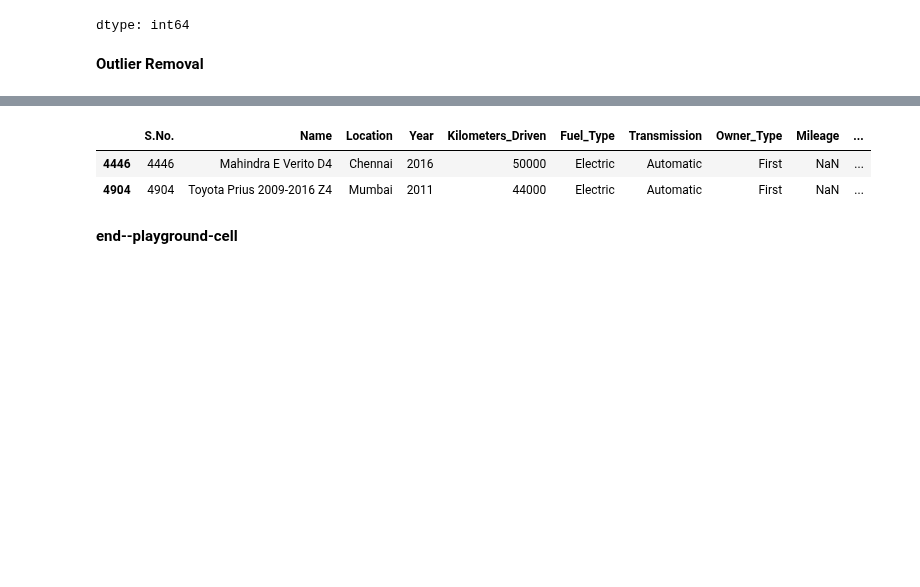
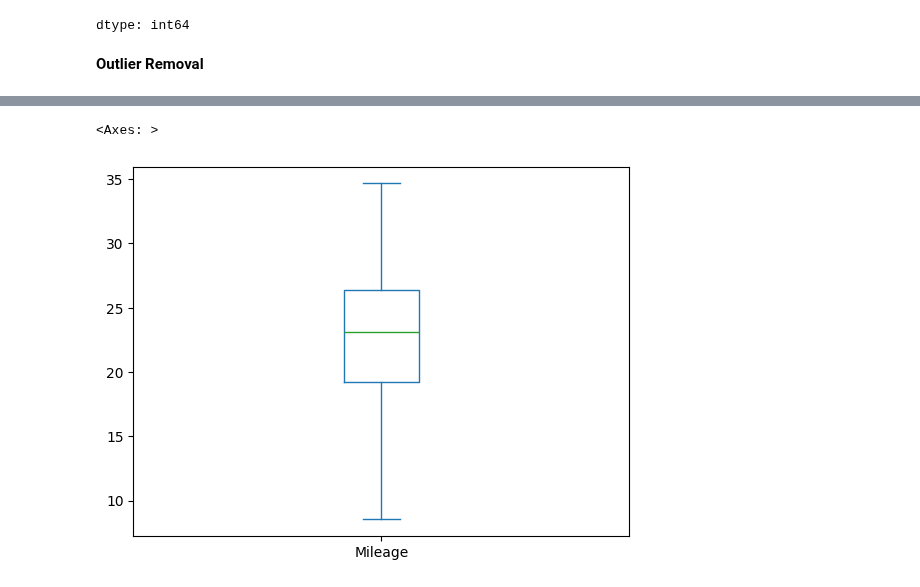
Before and after one commit to safakan/CCTB_repo_safak_atakan_celik, a Jupyter notebook: DEA113/Assignment4/Assignment4_EDA_Kaggle.ipynb, the cells around one changed output, grey strips where cells are left out. Drawn from its saved outputs; the diff is of its cells as text; code cells hidden in the pictures; blank space fills up the shorter version.

```diff
--- a/DEA113/Assignment4/Assignment4_EDA_Kaggle.ipynb
+++ b/DEA113/Assignment4/Assignment4_EDA_Kaggle.ipynb
@@ -662,13 +619,5 @@ data["Kilometers_Driven"].plot(kind="box", showfliers=False)
-# %%
-data[data["Mileage"].isnull()]
-# two records here
-## A.Name: Mahindra E Verito D4
-## B.Name: Toyota Prius 2009-2016 Z4
-## A, B: Milege NaN
-### B: New_Price NaN
-# %% [output]
-|  | S.No. | Name | Location | Year | Kilometers_Driven | Fuel_Type | Transmission | Owner_Type | Mileage | ... |
-| 4446 | 4446 | Mahindra E Verito D4 | Chennai | 2016 | 50000 | Electric | Automatic | First | NaN | ... |
-| 4904 | 4904 | Toyota Prius 2009-2016 Z4 | Mumbai | 2011 | 44000 | Electric | Automatic | First | NaN | ... |
-# %% [markdown]
-**end--playground-cell**
+# %%
+data["Mileage"].plot(kind="box") # no outliers it seems
+# %% [output]
+<Axes: >
+[figure, added]
```
Also changed, not shown: parts of 30 cells of this notebook.
